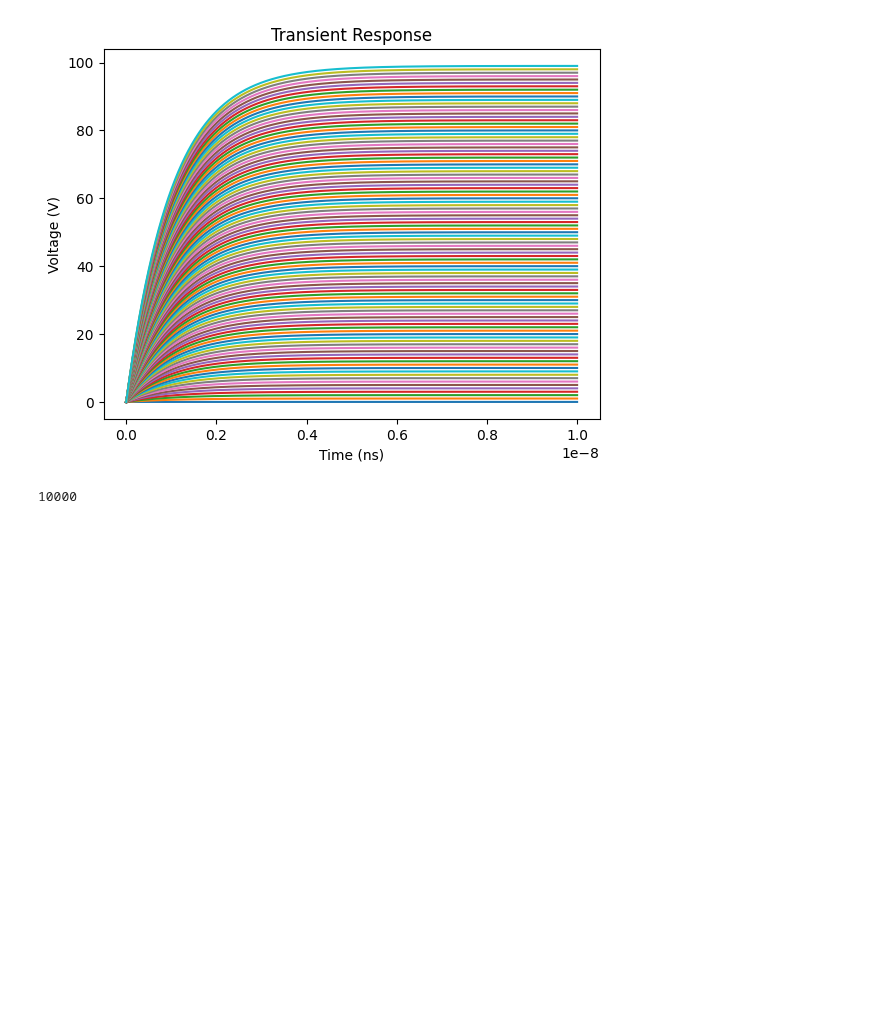
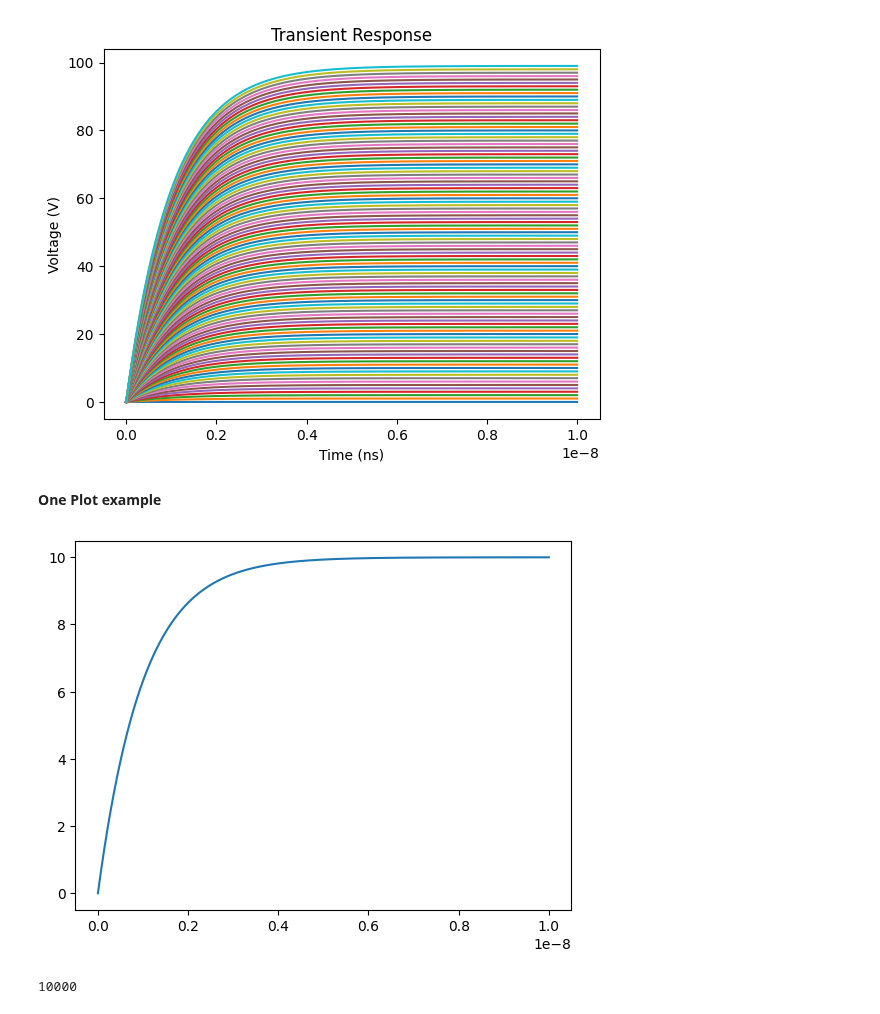
Before and after one commit to venkataratnamb20/quicksilicon, a Jupyter notebook: notebooks/auto/inv_auto_prototype.ipynb, the cells around one changed output. Cells and saved outputs as stored; diff of their text form; code cells hidden in the pictures; blank space fills up the shorter version.

Commit message:
Created example plot for RC filter time response.

```diff
--- a/notebooks/auto/inv_auto_prototype.ipynb
+++ b/notebooks/auto/inv_auto_prototype.ipynb
@@ -386,6 +386,17 @@ for x in vin:
 plt.show()
 # %% [output]
 [figure]
+# %% [markdown]
+**One Plot example**
+# %%
+xtime, vout = tran_response(rcfilt.time_constant, 10)
+
+import matplotlib.pyplot as plt
+
+plt.plot(xtime, vout)
+plt.show()
+# %% [output]
+[figure, added]
 # %%
 xtime.size
 # %% [output]
```
